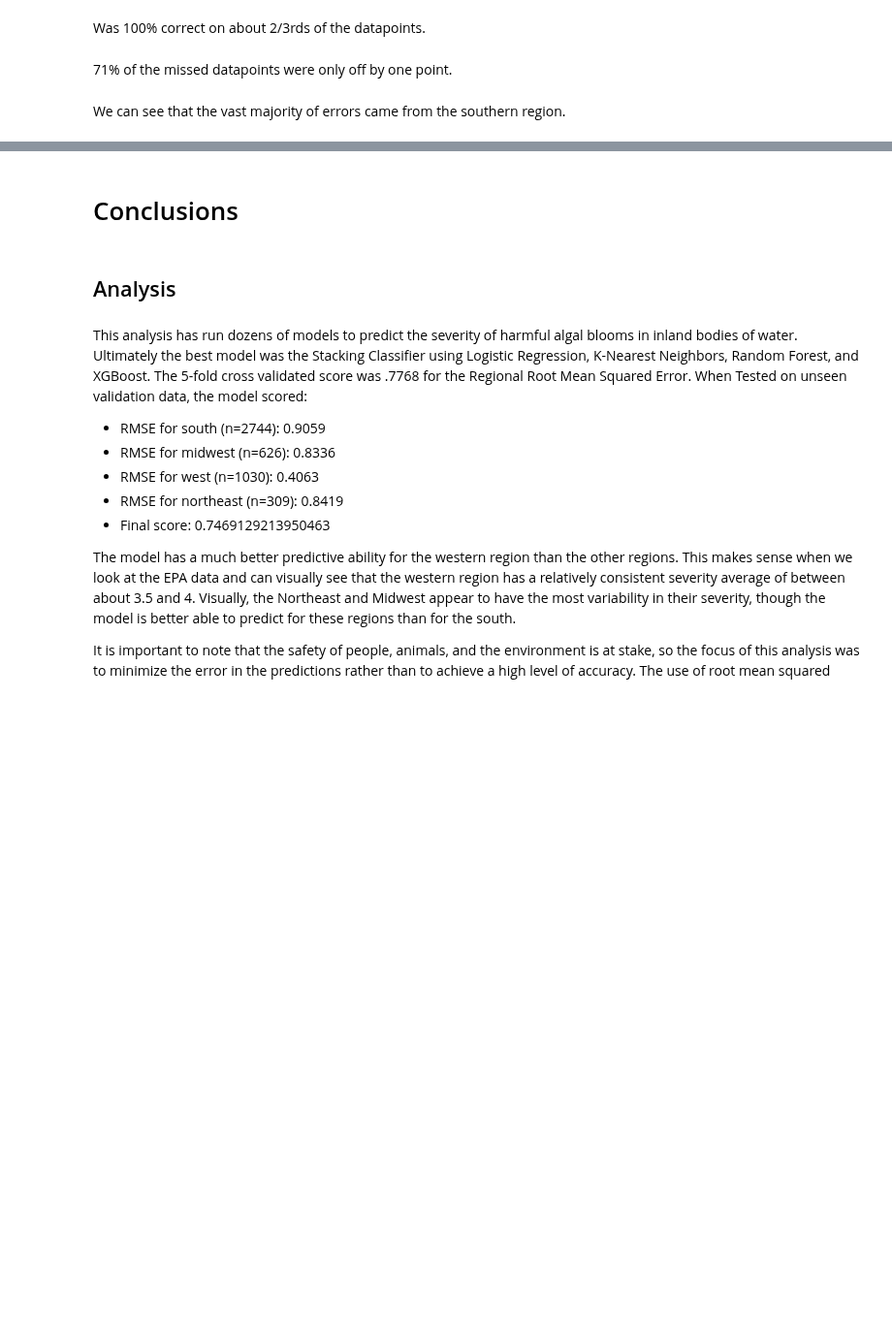
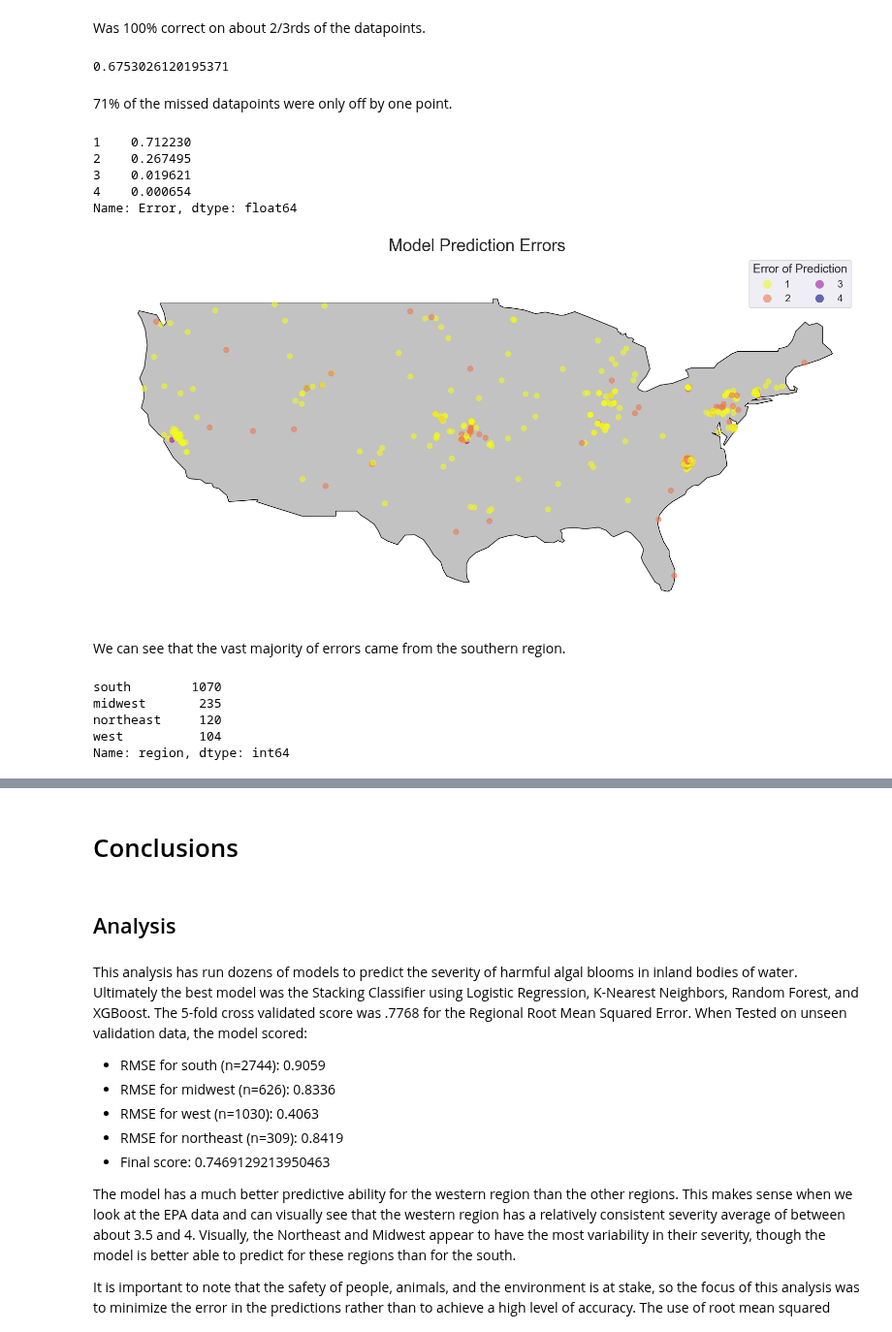
Before and after one commit to mduncan23/Predicting-Harmful-Algal-Blooms, a Jupyter notebook: Modeling_and_Conclusion.ipynb, the cells around one changed output, grey strips where cells are left out. Shown at 97% size. Drawn from its saved outputs; the diff is of its cells as text; code cells hidden in the pictures; blank space fills up the shorter version.

```diff
--- a/Modeling_and_Conclusion.ipynb
+++ b/Modeling_and_Conclusion.ipynb
@@ -70,3 +71,6 @@ full_train.head()
 | 3 | 734872 | guny | midwest | 44.878889 | -93.490833 | 734872 | 0.000000 | 0.000000 | 0.0 | 0.0 | ... |
 | 4 | 734872 | fwbt | midwest | 44.850500 | -93.515700 | 734872 | 0.000000 | 0.000000 | 0.0 | 0.0 | ... |
 5 rows × 34 columns
+# %%
+final_train = full_train.copy()
+final_train['date'] = final_train['date'].map(lambda x: date.fromordinal(x))
@@ -1869,3 +1894,10 @@ final_val_df = sat_train[['uid', 'geometry']]
+# %%
+final_val_df = final_train[['uid', 'latitude', 'longitude']]
+# %%
+final_val_df = gpd.GeoDataFrame(final_val_df,
+                                  geometry=gpd.points_from_xy(final_val_df['longitude'],
+                                                              final_val_df['latitude'])
+                               ).drop(['latitude', 'longitude'], axis=1)
 # %%
 plotting_final_df = pd.merge(left=val_score, right=final_val_df, how='left', on='uid')
 plotting_final_df.head()
@@ -1875,40 +1914,57 @@ final_error_df = plotting_final_df[plotting_final_df['Error'] != 0]
 Was 100% correct on about 2/3rds of the datapoints.
 # %%
 1-(len(final_error_df)/len(plotting_final_df))
+# %% [output]
+0.6753026120195371
 # %% [markdown]
 71% of the missed datapoints were only off by one point.
 # %%
 final_error_df['Error'].value_counts(normalize=True)
+# %% [output]
+1    0.712230
+2    0.267495
+3    0.019621
+4    0.000654
+Name: Error, dtype: float64
 # %%
 fig, ax = plt.subplots(figsize=(20,15))
 # Setting a basemap of the USA
+world = gpd.read_file(gpd.datasets.get_path("naturalearth_lowres"))
 USA_map = world[world['name'] == 'United States of America'].plot(ax=ax,
                                                                   color='#C2C2C2',
                                                                   edgecolor='black')
 
 # Labeling the recorded severity levels
 gpd.GeoDataFrame(final_error_df).plot(ax=ax,
                     column='Error',
                     categorical=True,
                     cmap='plasma_r',
                     alpha= .6,
                     markersize=60,
                     legend=True,
                     legend_kwds={'markerscale':1.25,
                                 'fontsize':'large',
                                 'title':'Error of Prediction',
                                 'title_fontsize':'x-large',
                                 'ncols':2}
                       )
 
 
 ax.set_xlim([-128, -65])
 ax.set_ylim([23, 53])
 ax.set_axis_off()
 ax.set_title('Model Prediction Errors', fontsize=25);
+# %% [output]
+[figure, added]
 # %% [markdown]
 We can see that the vast majority of errors came from the southern region.
 # %%
 final_error_df['region'].value_counts()
+# %% [output]
+south        1070
+midwest       235
+northeast     120
+west          104
+Name: region, dtype: int64
 # %%
 final_error_df.groupby('Error')['region'].value_counts()
```
Also changed, not shown: parts of 32 cells of this notebook, 1 other file.
